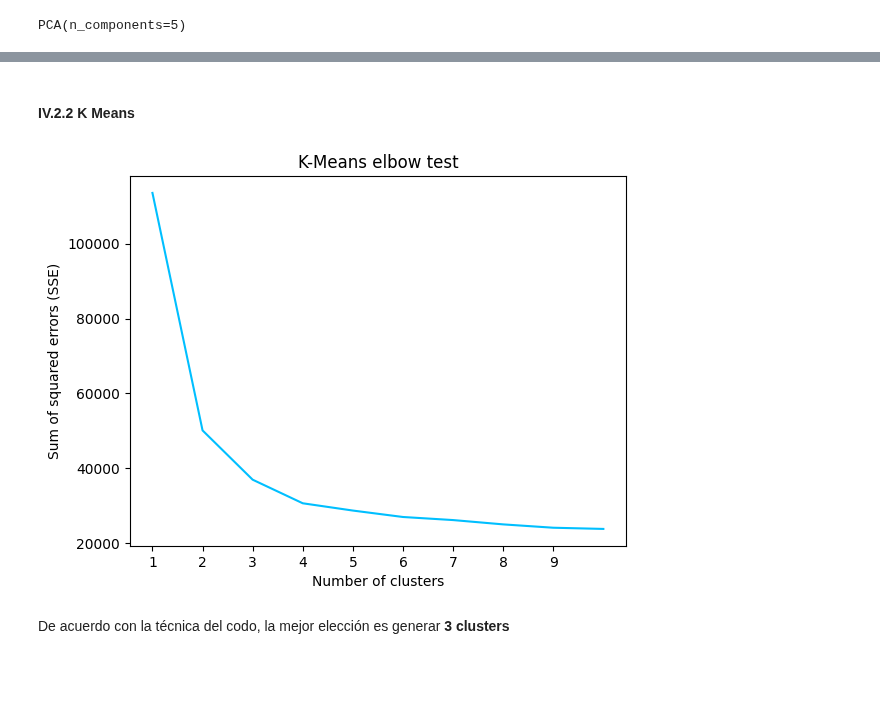
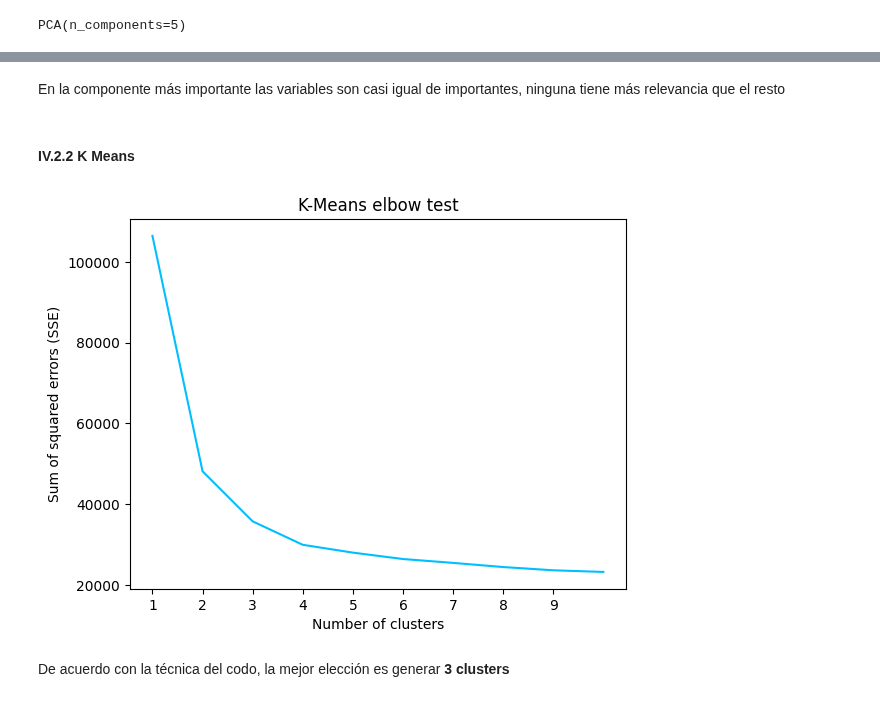
Before and after one commit to EstebanPerez25/ACD-Modelo_predictivo_de_satisfacion, a Jupyter notebook: Modelo_predictivo_de_satisfacción.ipynb, the cells around one changed output, grey strips where cells are left out. Cells and saved outputs as stored; diff of their text form; code cells hidden in the pictures; blank space fills up the shorter version.

```diff
--- a/Modelo_predictivo_de_satisfacción.ipynb
+++ b/Modelo_predictivo_de_satisfacción.ipynb
@@ -1291,7 +1291,7 @@ Xc.head(3)
 # %%
 c = 5  # Number of components to test
 pca = PCA(n_components = c)
-pca.fit(Xc)
+pca.fit(X)
 # %% [output]
 PCA(n_components=5)
 # %%
@@ -1313,26 +1337,28 @@ Hay una componente que representa casi completamente a todo los datos
+# %% [markdown]
+En la componente más importante las variables son casi igual de importantes, ninguna tiene más relevancia que el resto
 # %% [markdown]
 #### IV.2.2 K Means
 # %%
 sse = []  # Lista de sum of squared errors
 n = 10  # Número de clusters a ser probados para elegir el mejor
 
 for i in range(n):
     kmeans= KMeans(init='random',
                    n_init=5,
                    n_clusters=i+1,
                    random_state=42)
 
-    kmeans.fit(Xc)
+    kmeans.fit(X)
     sse.append(kmeans.inertia_)
 
 plt.plot(np.array(range(n))+1,sse, color='deepskyblue');
 plt.xticks(range(1,n))
 plt.xlabel('Number of clusters')
 plt.ylabel('Sum of squared errors (SSE)')
 plt.title ('K-Means elbow test')
 plt.show()
 # %% [output]
-[figure, old version]
+[figure, new version]
 # %% [markdown]
 De acuerdo con la técnica del codo, la mejor elección es generar **3 clusters**
 # %% [markdown]
```
Also changed, not shown: parts of 6 cells of this notebook.
